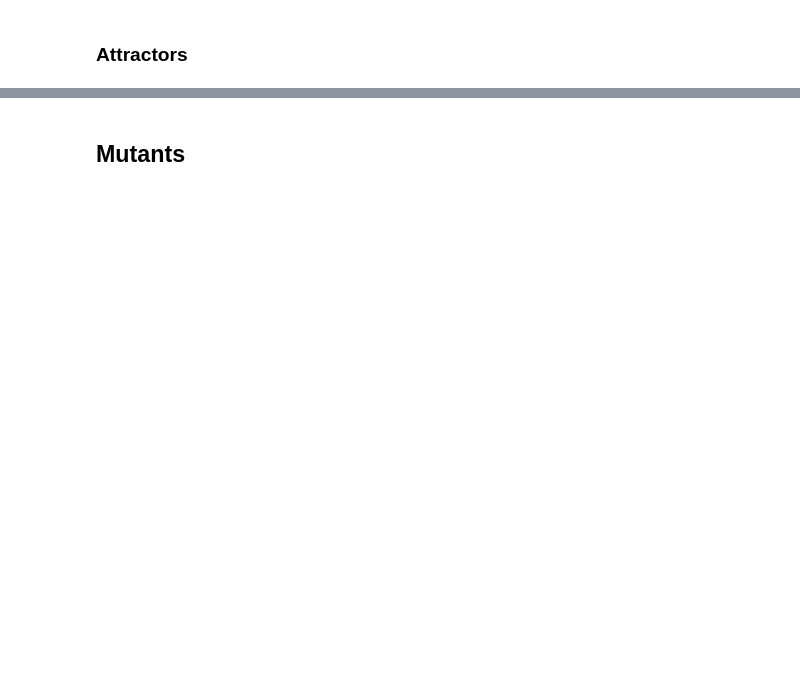
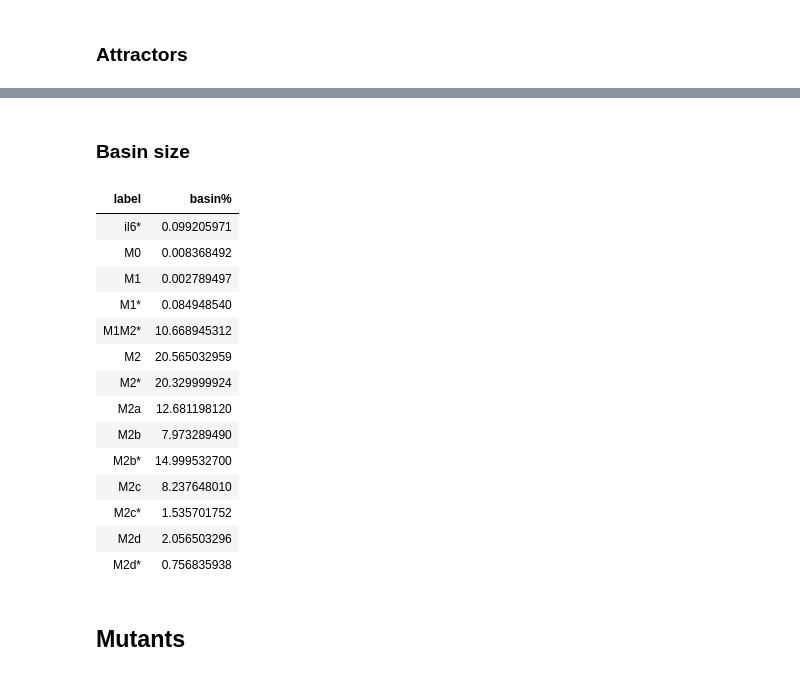
Before and after one commit to Laboratorio-de-Biologia-Computacional/Macrophage_Differentiation, a Jupyter notebook: MP_network.ipynb, the cells around one changed output, grey strips where cells are left out. Cells and saved outputs as stored; diff of their text form; code cells hidden in the pictures; blank space fills up the shorter version.

```diff
--- a/MP_network.ipynb
+++ b/MP_network.ipynb
@@ -160,3 +200,31 @@ for (n in c(1,2,3,6)) {
+# %% [markdown]
+### Basin size
+# %%
+attr.basin <- read.csv("data/MP_basin.csv")
+attr.basin$involvedStates <- sapply(attr.basin$involvedStates, get.first.state  )
+attr.basin <- merge(x=attr.basin, by.x='involvedStates',
+                    y=labels[c('state','label')], by.y="state", all.x = TRUE)
+attr.basin <- subset(attr.basin, select = -involvedStates )
+attr.basin <- attr.basin %>% group_by(label) %>% summarize_all(sum)
+attr.basin$basinSize <- attr.basin$basinSize/sum(attr.basin$basinSize) *100
+colnames(attr.basin) <- c('label','basin%')
+attr.basin
+# %% [output]
+| label | basin% |
+| il6* | 0.099205971 |
+| M0 | 0.008368492 |
+| M1 | 0.002789497 |
+| M1* | 0.084948540 |
+| M1M2* | 10.668945312 |
+| M2 | 20.565032959 |
+| M2* | 20.329999924 |
+| M2a | 12.681198120 |
+| M2b | 7.973289490 |
+| M2b* | 14.999532700 |
+| M2c | 8.237648010 |
+| M2c* | 1.535701752 |
+| M2d | 2.056503296 |
+| M2d* | 0.756835938 |
 # %% [markdown]
 ## Mutants
 # %%
```
Also changed, not shown: parts of 10 cells of this notebook, 24 other files.
